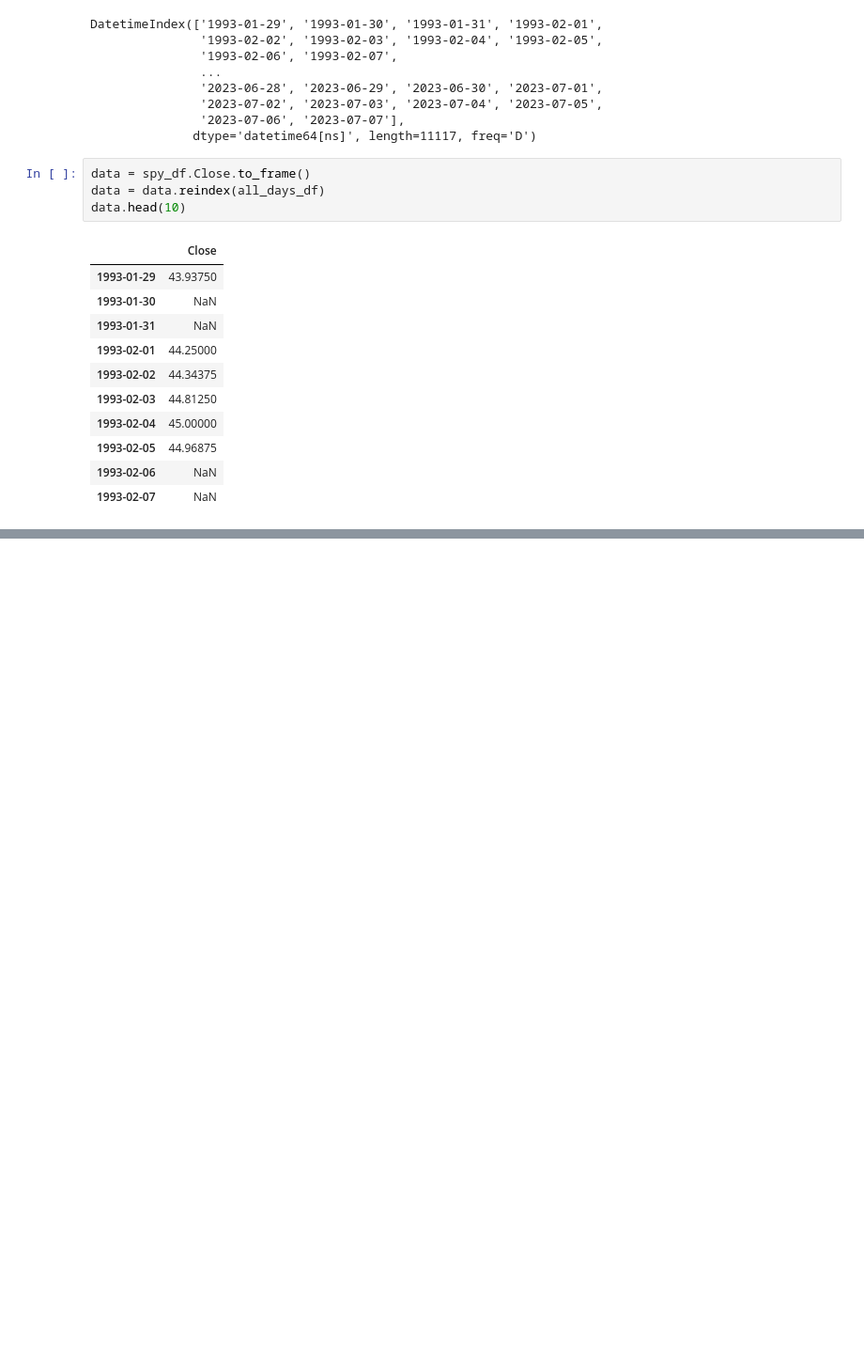
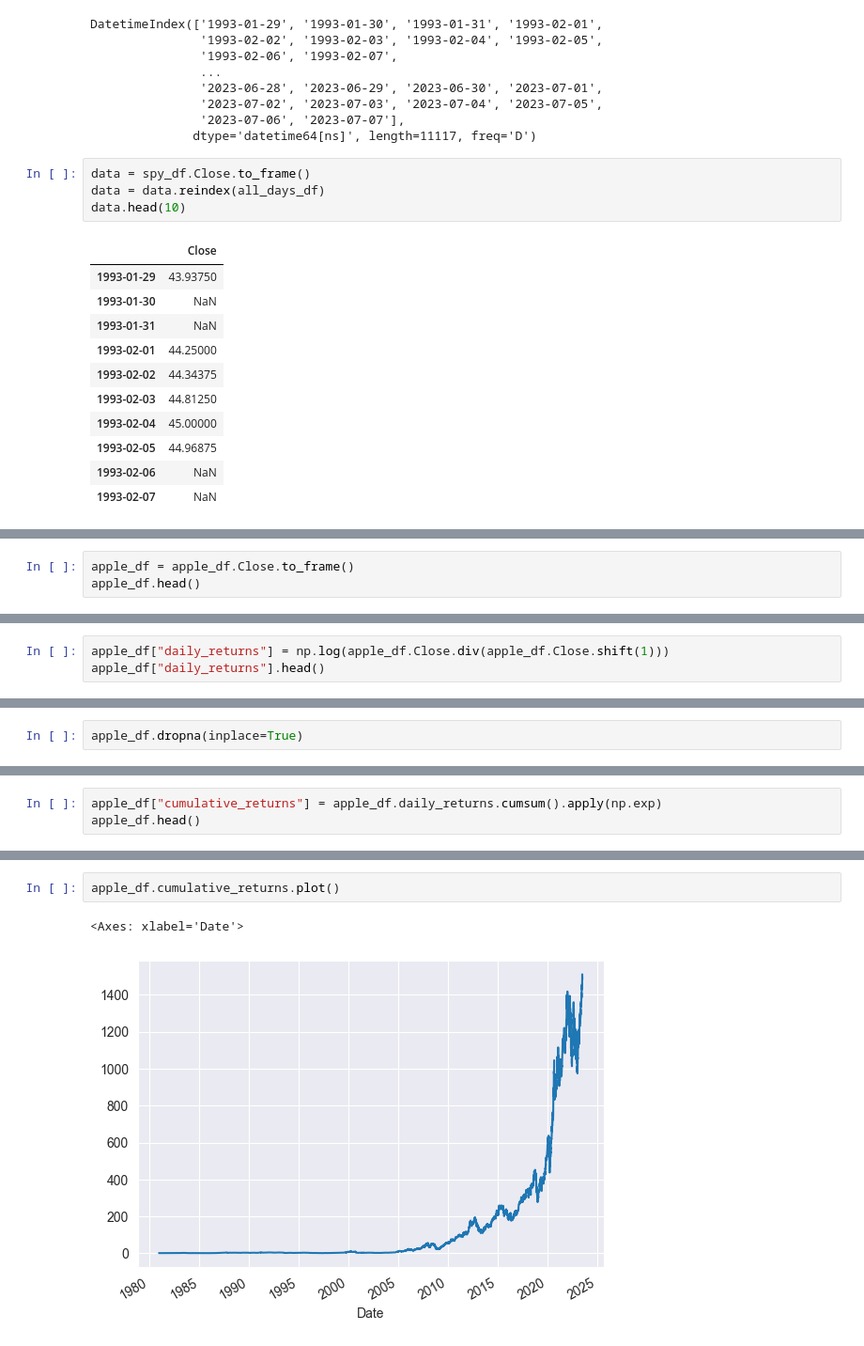
Before and after one commit to apolanco3225/Quant-Finance-Courses, a Jupyter notebook: Algoritmic Trading Bot/Tutorials (exercises)/Algo Trading.ipynb, the cells around one changed output, grey strips where cells are left out. Shown at 94% size. Saved outputs shown, nothing was run; the diff lists cells and outputs as text; blank space fills up the shorter version.

Commit message:
cumulative returns exercise

```diff
--- a/Algoritmic Trading Bot/Tutorials (exercises)/Algo Trading.ipynb
+++ b/Algoritmic Trading Bot/Tutorials (exercises)/Algo Trading.ipynb
@@ -649,0 +702,3 @@ data.head(10)
+# %%
+apple_df = apple_df.Close.to_frame()
+apple_df.head()
@@ -649,0 +713,3 @@ data.head(10)
+# %%
+apple_df["daily_returns"] = np.log(apple_df.Close.div(apple_df.Close.shift(1)))
+apple_df["daily_returns"].head()
@@ -649,0 +724,2 @@ data.head(10)
+# %%
+apple_df.dropna(inplace=True)
@@ -649,0 +734,3 @@ data.head(10)
+# %%
+apple_df["cumulative_returns"] = apple_df.daily_returns.cumsum().apply(np.exp)
+apple_df.head()
@@ -649,0 +745,5 @@ data.head(10)
+# %%
+apple_df.cumulative_returns.plot()
+# %% [output]
+<Axes: xlabel='Date'>
+[figure, added]
```
Also changed, not shown: parts of 12 cells of this notebook.
